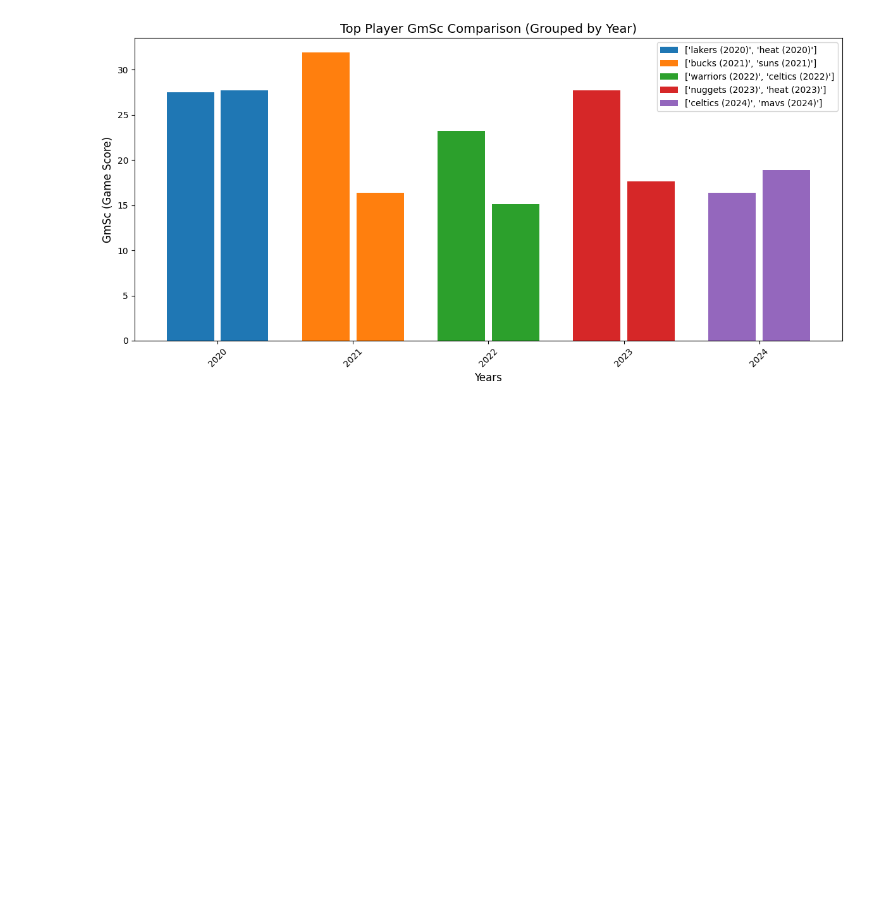
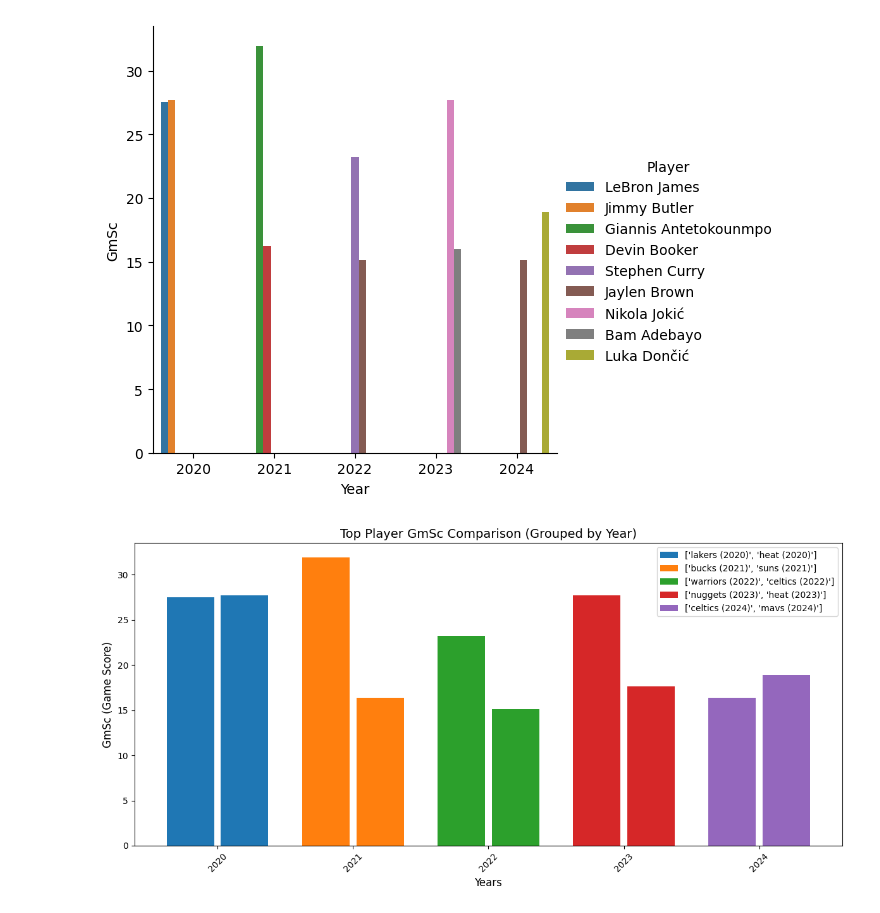
Before and after one commit to nthn22/2410project, a Jupyter notebook: 2410project/creategraphs.ipynb, the cells around one changed output. Cells and saved outputs as stored; diff of their text form; code cells hidden in the pictures; blank space fills up the shorter version.

Commit message:
added predictor and graphs for analyzation

```diff
--- a/2410project/creategraphs.ipynb
+++ b/2410project/creategraphs.ipynb
@@ -30,3 +4,58 @@ plt.show()
+# %%
+import pandas
+import seaborn as sns
+import pandas as pd
+import matplotlib.pyplot as plt
+
+lakers_finals_player_2020 = pd.read_csv("nbafinalsplayersstatsL5years/lakers2020finals.csv", nrows=1)
+heat_finals_player_2020 = pd.read_csv("nbafinalsplayersstatsL5years/heat2020finals.csv", nrows=1)
+bucks_finals_player_2021 = pd.read_csv("nbafinalsplayersstatsL5years/bucks2021finals.csv", nrows=1)
+suns_finals_player_2021 = pd.read_csv("nbafinalsplayersstatsL5years/suns2021finals.csv", nrows=1)
+warriors_finals_player_2022 = pd.read_csv("nbafinalsplayersstatsL5years/warriors2022finals.csv", nrows=1)
+celtics_finals_player_2022 = pd.read_csv("nbafinalsplayersstatsL5years/celtics2022finals.csv", nrows=1)
+nuggets_finals_player_2023 = pd.read_csv("nbafinalsplayersstatsL5years/nuggets2023finals.csv", nrows=1)
+heat_finals_player_2023 = pd.read_csv("nbafinalsplayersstatsL5years/heat2023finals.csv", nrows=1)
+celtics_finals_player_2024 = pd.read_csv("nbafinalsplayersstatsL5years/celtics2022finals.csv", nrows=1)
+mavs_finals_player_2024 = pd.read_csv("nbafinalsplayersstatsL5years/mavs2024finals.csv", nrows=1)
+
+combined_finals_player = pandas.concat([lakers_finals_player_2020,
+                                             heat_finals_player_2020])
+combined_finals_player_2021 = pandas.concat([bucks_finals_player_2021,
+                                           suns_finals_player_2021])
+combined_finals_player = pandas.concat([combined_finals_player,
+                                             combined_finals_player_2021])
+combined_finals_player_2022 = pandas.concat([warriors_finals_player_2022,
+                                           celtics_finals_player_2022])
+combined_finals_player = pandas.concat([combined_finals_player,
+                                             combined_finals_player_2022])
+combined_finals_player_2023 = pandas.concat([nuggets_finals_player_2023,
+                                           heat_finals_player_2023])
+combined_finals_player = pandas.concat([combined_finals_player,
+                                             combined_finals_player_2023])
+combined_finals_player_2024 = pandas.concat([celtics_finals_player_2024,
+                                           mavs_finals_player_2024])
+combined_finals_player = pandas.concat([combined_finals_player,
+                                             combined_finals_player_2024])
+
+combined_finals_player.iloc[0,combined_finals_player.columns.get_loc('Rk')]=2020
+combined_finals_player.iloc[1,combined_finals_player.columns.get_loc('Rk')]=2020
+combined_finals_player.iloc[2,combined_finals_player.columns.get_loc('Rk')]=2021
+combined_finals_player.iloc[3,combined_finals_player.columns.get_loc('Rk')]=2021
+combined_finals_player.iloc[4,combined_finals_player.columns.get_loc('Rk')]=2022
+combined_finals_player.iloc[5,combined_finals_player.columns.get_loc('Rk')]=2022
+combined_finals_player.iloc[6,combined_finals_player.columns.get_loc('Rk')]=2023
+combined_finals_player.iloc[7,combined_finals_player.columns.get_loc('Rk')]=2023
+combined_finals_player.iloc[8,combined_finals_player.columns.get_loc('Rk')]=2024
+combined_finals_player.iloc[9,combined_finals_player.columns.get_loc('Rk')]=2024
+
+
+combined_finals_player.rename(columns={"Rk": "Year"}, inplace=True)
+
+sns.catplot(data=combined_finals_player, kind = "bar",
+            x="Year", y="GmSc", hue = "Player")
+plt.show()
+# %% [output]
+[figure, added]
 # %%
 import numpy as np
 
```
Also changed, not shown: parts of 6 cells of this notebook, 34 other files.
